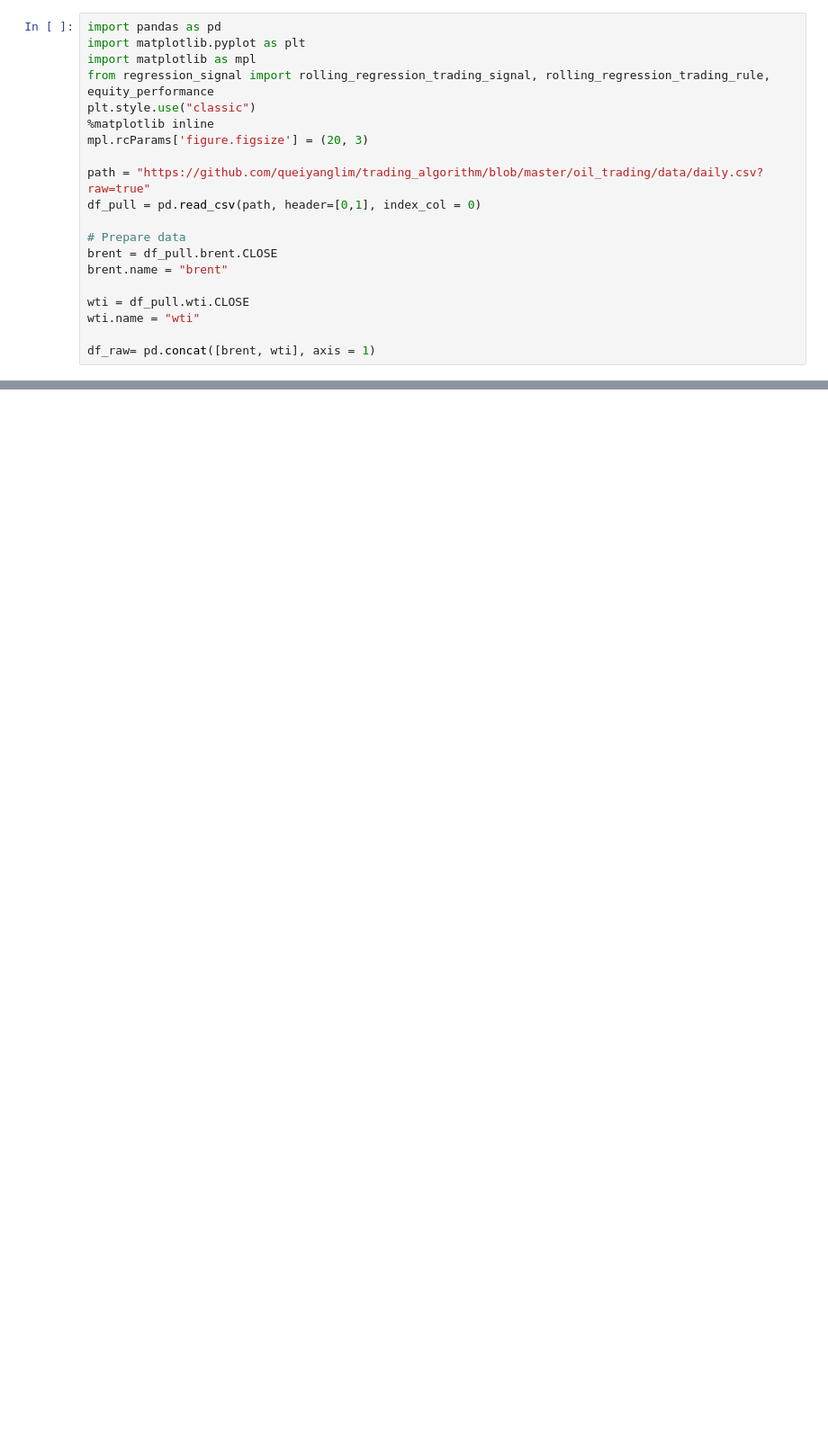
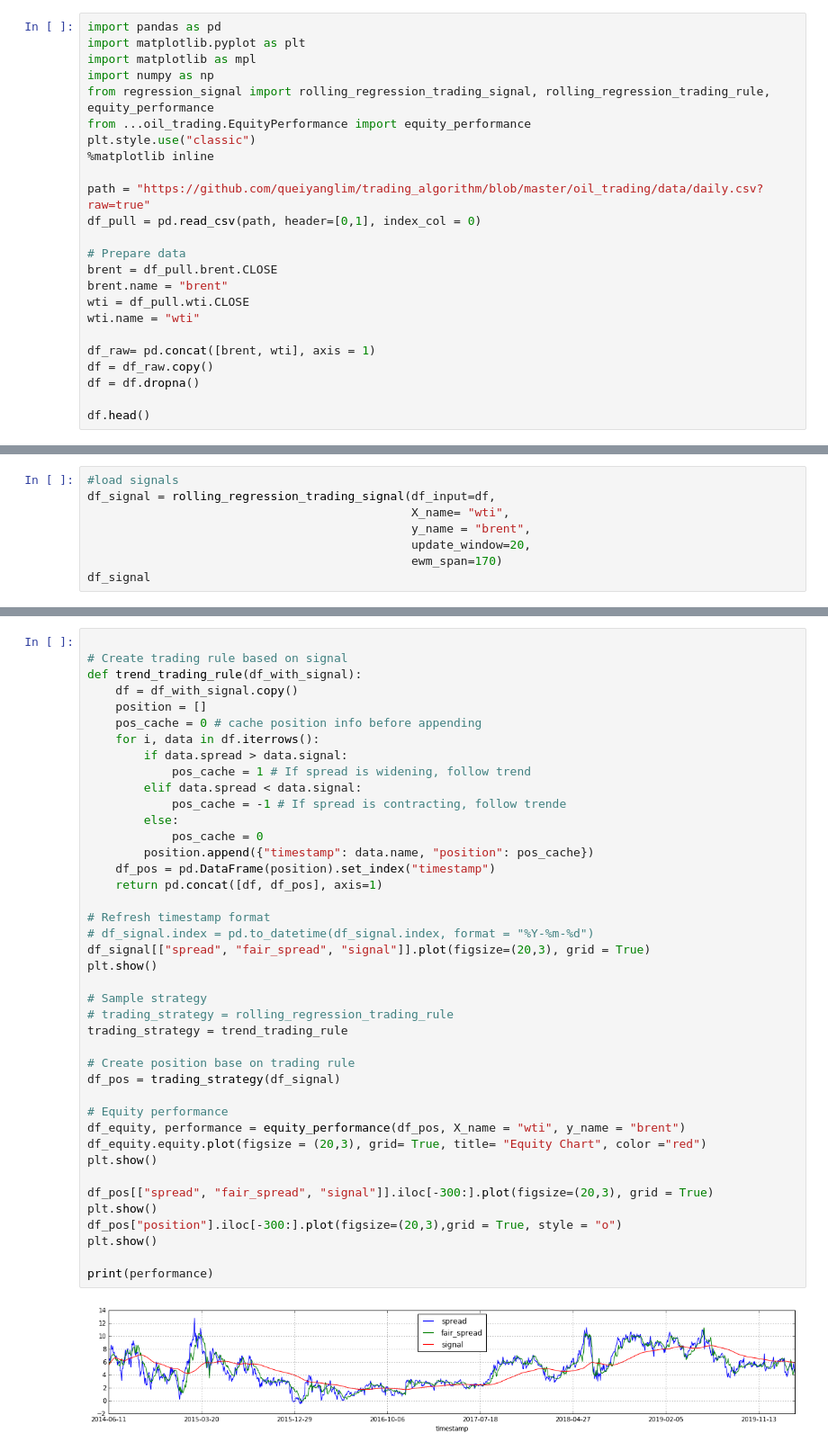
Before and after one commit to queiyanglim/trading_algorithm, a Jupyter notebook: oil_trading/brent_wti_regression_spread/backtest_result_1.ipynb, the cells around one changed output, grey strips where cells are left out. Shown at 90% size. Cells and saved outputs as stored; diff of their text form; blank space fills up the shorter version.

Commit message:
Moved equity performance to standalone. Added zscore signal

```diff
--- a/oil_trading/brent_wti_regression_spread/backtest_result_1.ipynb
+++ b/oil_trading/brent_wti_regression_spread/backtest_result_1.ipynb
@@ -2,10 +2,11 @@
 import pandas as pd
 import matplotlib.pyplot as plt
 import matplotlib as mpl
+import numpy as np
 from regression_signal import rolling_regression_trading_signal, rolling_regression_trading_rule, equity_performance
+from ...oil_trading.EquityPerformance import equity_performance
 plt.style.use("classic")
 %matplotlib inline
-mpl.rcParams['figure.figsize'] = (20, 3)
 
 path = "https://github.com/queiyanglim/trading_algorithm/blob/master/oil_trading/data/daily.csv?raw=true"
 df_pull = pd.read_csv(path, header=[0,1], index_col = 0)
@@ -13,8 +14,11 @@ df_pull = pd.read_csv(path, header=[0,1], index_col = 0)
 # Prepare data
 brent = df_pull.brent.CLOSE
 brent.name = "brent"
-
 wti = df_pull.wti.CLOSE
 wti.name = "wti"
 
 df_raw= pd.concat([brent, wti], axis = 1)
+df = df_raw.copy()
+df = df.dropna()
+
+df.head()
@@ -46,0 +73,8 @@ plt.show()
+# %%
+#load signals
+df_signal = rolling_regression_trading_signal(df_input=df,
+                                              X_name= "wti",
+                                              y_name = "brent",
+                                              update_window=20,
+                                              ewm_span=170)
+df_signal
@@ -46,0 +96,43 @@ plt.show()
+# %%
+
+# Create trading rule based on signal
+def trend_trading_rule(df_with_signal):
+    df = df_with_signal.copy()
+    position = []
+    pos_cache = 0 # cache position info before appending
+    for i, data in df.iterrows():
+        if data.spread > data.signal:
+            pos_cache = 1 # If spread is widening, follow trend
+        elif data.spread < data.signal:
+            pos_cache = -1 # If spread is contracting, follow trende
+        else:
+            pos_cache = 0
+        position.append({"timestamp": data.name, "position": pos_cache})
+    df_pos = pd.DataFrame(position).set_index("timestamp")
+    return pd.concat([df, df_pos], axis=1)
+
+# Refresh timestamp format
+# df_signal.index = pd.to_datetime(df_signal.index, format = "%Y-%m-%d")
+df_signal[["spread", "fair_spread", "signal"]].plot(figsize=(20,3), grid = True)
+plt.show()
+
+# Sample strategy
+# trading_strategy = rolling_regression_trading_rule
+trading_strategy = trend_trading_rule
+
+# Create position base on trading rule
+df_pos = trading_strategy(df_signal)
+
+# Equity performance
+df_equity, performance = equity_performance(df_pos, X_name = "wti", y_name = "brent")
+df_equity.equity.plot(figsize = (20,3), grid= True, title= "Equity Chart", color ="red")
+plt.show()
+
+df_pos[["spread", "fair_spread", "signal"]].iloc[-300:].plot(figsize=(20,3), grid = True)
+plt.show()
+df_pos["position"].iloc[-300:].plot(figsize=(20,3),grid = True, style = "o")
+plt.show()
+
+print(performance)
+# %% [output]
+[figure, added]
```
Also changed, not shown: parts of 8 cells of this notebook, 3 other files.
